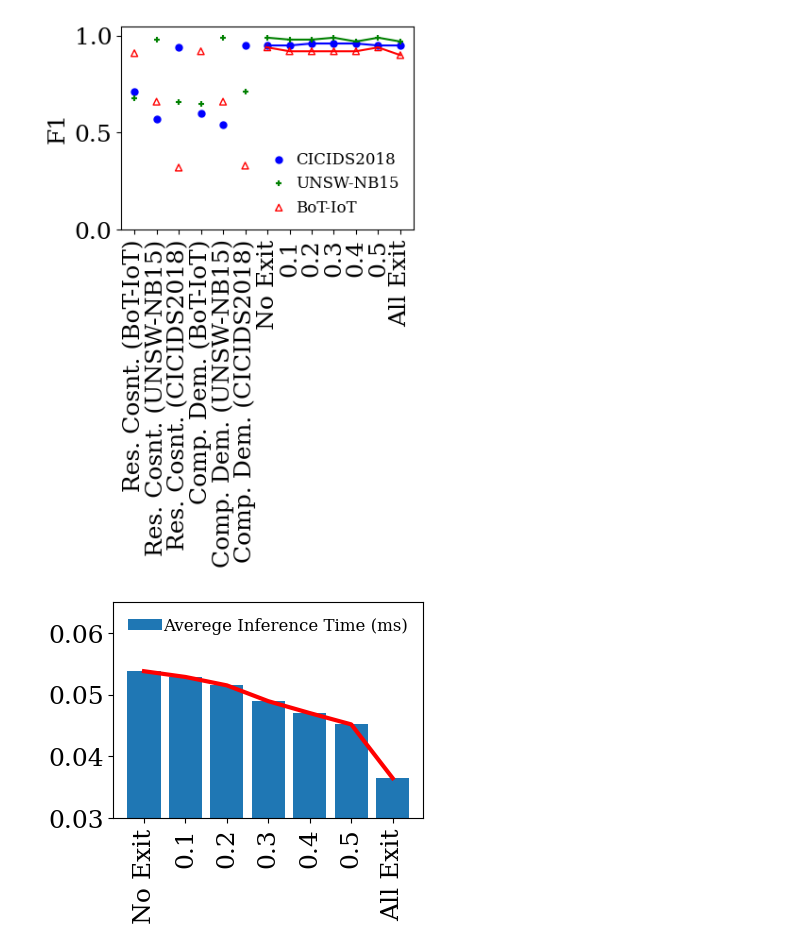
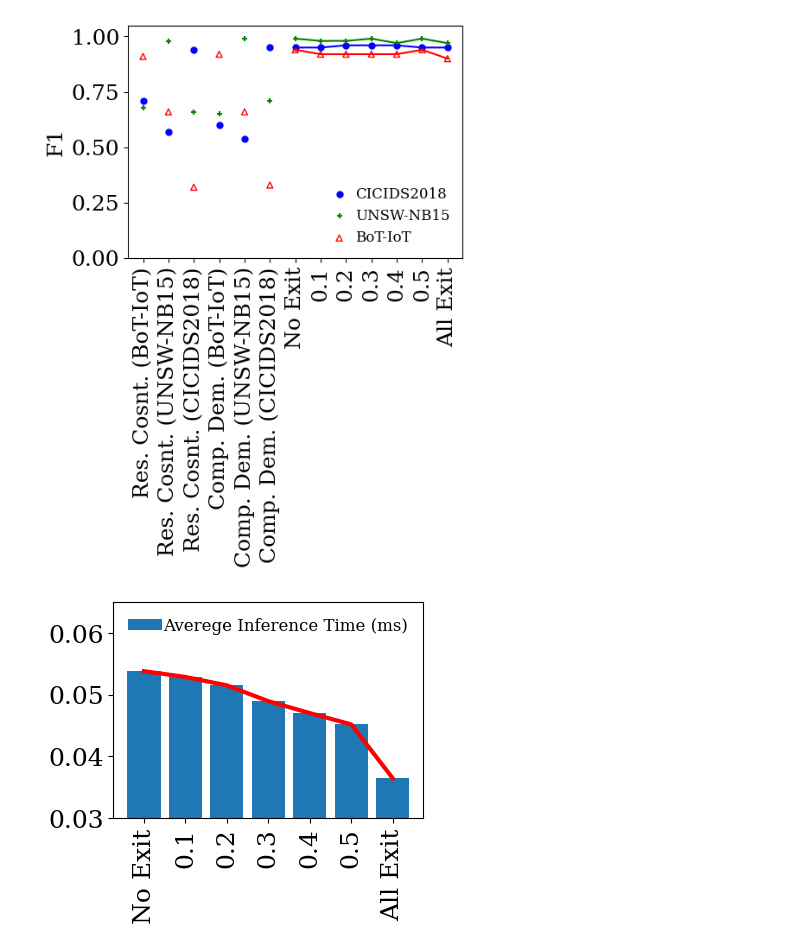
Before and after one commit to LucasSotomaiorAPereira/pibic-25-26, a Jupyter notebook: versao_artigo/f1_display.ipynb, the cells around one changed output. Cells and saved outputs as stored; diff of their text form; code cells hidden in the pictures.

```diff
--- a/versao_artigo/f1_display.ipynb
+++ b/versao_artigo/f1_display.ipynb
@@ -20,7 +20,7 @@ valores_lista_cic = [0.71, 0.57, 0.94, 0.60, 0.54, 0.95, 0.95, 0.95, 0.96, 0.96,
 
 x_indices = range(qtd_elementos)
 
-plt.figure(figsize=(4, 3.5*0.8))
+plt.figure(figsize=(5, 3.5))
 
 plt.rcParams['font.family'] = 'serif'
 
@@ -28,34 +28,34 @@ plt.rcParams['font.serif'] = ['Times New Roman'] + plt.rcParams['font.serif']
 
 plt.rcParams.update({'font.size': 18})
 
 
 plt.scatter(x_indices, valores_lista_cic, marker='o', color='blue', label='CICIDS2018', s=25)
 plt.scatter(x_indices, valores_lista_unsw, marker='+', color='green', label='UNSW-NB15', s=25)
 plt.scatter(x_indices, valores_lista_bot, marker='^', color='red', label='BoT-IoT', s=25, facecolors='none')
 
 indices_linha = range(6, 13)
 
 y_cic_linha = [valores_lista_cic[i] for i in indices_linha]
 y_unsw_linha = [valores_lista_unsw[i] for i in indices_linha]
 y_bot_linha = [valores_lista_bot[i] for i in indices_linha]
 
 plt.plot(indices_linha, y_cic_linha, color='blue', linestyle='-')
 plt.plot(indices_linha, y_unsw_linha, color='green', linestyle='-')
 plt.plot(indices_linha, y_bot_linha, color='red', linestyle='-')
 
 plt.xticks(ticks=x_indices, labels=labels, rotation=90)
 
 plt.ylabel('F1')
 
 plt.ylim(0, 1.05)
 plt.grid(False)
 
 plt.legend(frameon=False, loc='lower right', fontsize=12, handletextpad=0.1)
 plt.savefig('graficos/compacuracia.pdf', bbox_inches='tight', pad_inches=0.02)
 
 plt.show()
 # %% [output]
-[figure, old version]
+[figure, new version]
 # %%
 inf_time_ms_bot = [0.0570, 0.0570, 0.0553, 0.0506, 0.0495, 0.0491, 0.0366]
 inf_time_ms_cic = [0.0521, 0.0521, 0.0513, 0.049, 0.04801, 0.0457, 0.0366]
```
Also changed, not shown: 1 other file.
